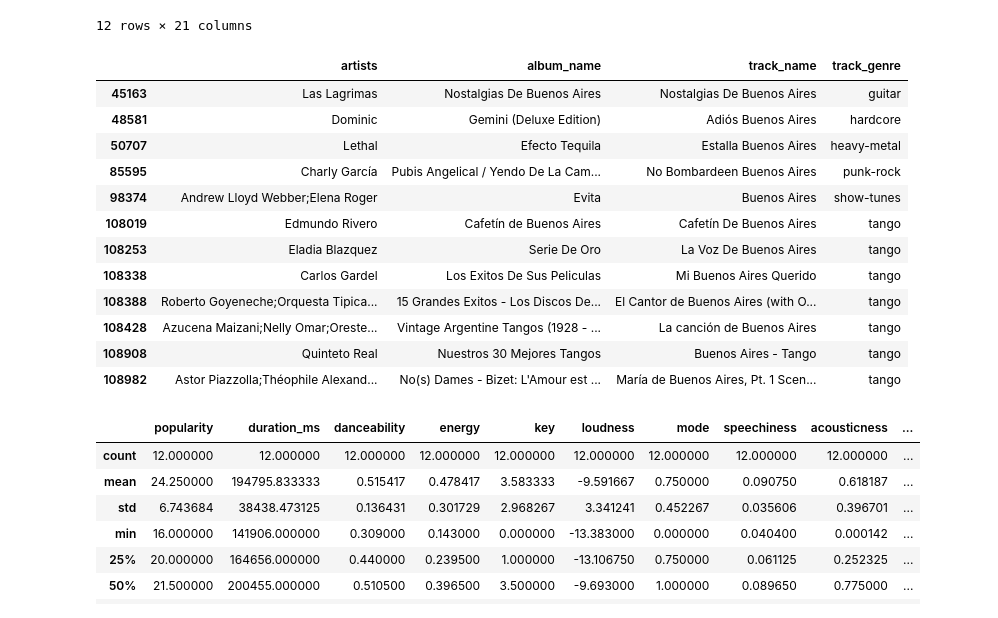
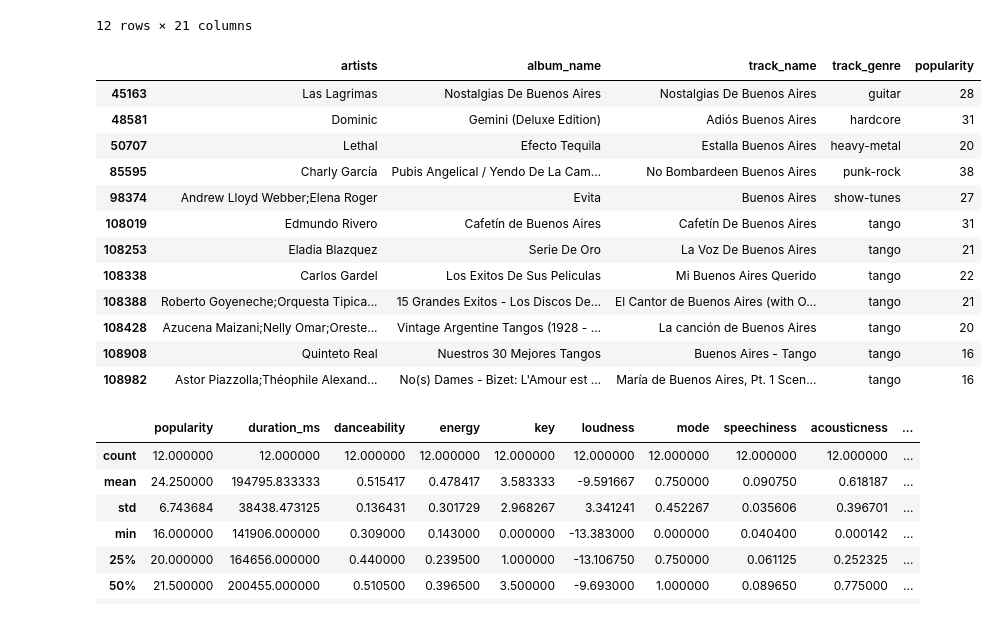
Before and after one commit to japanj/song-and-city, a Jupyter notebook: song_and_city.ipynb, the cells around one changed output. Drawn from its saved outputs; the diff is of its cells as text; code cells hidden in the pictures.

```diff
--- a/song_and_city.ipynb
+++ b/song_and_city.ipynb
@@ -458,21 +458,21 @@ matched_songs[matched_songs['matched_city'] == 'Buenos Aires']
 | 108982 | 1Hc8p1M6vkDg6TCtMPCPZK | Astor Piazzolla;Théophile Alexand... | No(s) Dames - Bizet: L'Amour est ... | María de Buenos Aires, Pt. 1 Scen... | 16 | 218213 | False | 0.330 | 0.254 | ... |
 12 rows × 21 columns
 # %%
-matched_songs[matched_songs['matched_city'] == 'Buenos Aires'][['artists', 'album_name', 'track_name', 'track_genre']]
+matched_songs[matched_songs['matched_city'] == 'Buenos Aires'][['artists', 'album_name', 'track_name', 'track_genre', 'popularity']]
 # %% [output]
-|  | artists | album_name | track_name | track_genre |
-| 45163 | Las Lagrimas | Nostalgias De Buenos Aires | Nostalgias De Buenos Aires | guitar |
-| 48581 | Dominic | Gemini (Deluxe Edition) | Adiós Buenos Aires | hardcore |
-| 50707 | Lethal | Efecto Tequila | Estalla Buenos Aires | heavy-metal |
-| 85595 | Charly García | Pubis Angelical / Yendo De La Cam... | No Bombardeen Buenos Aires | punk-rock |
-| 98374 | Andrew Lloyd Webber;Elena Roger | Evita | Buenos Aires | show-tunes |
-| 108019 | Edmundo Rivero | Cafetín de Buenos Aires | Cafetín De Buenos Aires | tango |
-| 108253 | Eladia Blazquez | Serie De Oro | La Voz De Buenos Aires | tango |
-| 108338 | Carlos Gardel | Los Exitos De Sus Peliculas | Mi Buenos Aires Querido | tango |
-| 108388 | Roberto Goyeneche;Orquesta Tipica... | 15 Grandes Exitos - Los Discos De... | El Cantor de Buenos Aires (with O... | tango |
-| 108428 | Azucena Maizani;Nelly Omar;Oreste... | Vintage Argentine Tangos (1928 - ... | La canción de Buenos Aires | tango |
-| 108908 | Quinteto Real | Nuestros 30 Mejores Tangos | Buenos Aires - Tango | tango |
-| 108982 | Astor Piazzolla;Théophile Alexand... | No(s) Dames - Bizet: L'Amour est ... | María de Buenos Aires, Pt. 1 Scen... | tango |
+|  | artists | album_name | track_name | track_genre | popularity |
+| 45163 | Las Lagrimas | Nostalgias De Buenos Aires | Nostalgias De Buenos Aires | guitar | 28 |
+| 48581 | Dominic | Gemini (Deluxe Edition) | Adiós Buenos Aires | hardcore | 31 |
+| 50707 | Lethal | Efecto Tequila | Estalla Buenos Aires | heavy-metal | 20 |
+| 85595 | Charly García | Pubis Angelical / Yendo De La Cam... | No Bombardeen Buenos Aires | punk-rock | 38 |
+| 98374 | Andrew Lloyd Webber;Elena Roger | Evita | Buenos Aires | show-tunes | 27 |
+| 108019 | Edmundo Rivero | Cafetín de Buenos Aires | Cafetín De Buenos Aires | tango | 31 |
+| 108253 | Eladia Blazquez | Serie De Oro | La Voz De Buenos Aires | tango | 21 |
+| 108338 | Carlos Gardel | Los Exitos De Sus Peliculas | Mi Buenos Aires Querido | tango | 22 |
+| 108388 | Roberto Goyeneche;Orquesta Tipica... | 15 Grandes Exitos - Los Discos De... | El Cantor de Buenos Aires (with O... | tango | 21 |
+| 108428 | Azucena Maizani;Nelly Omar;Oreste... | Vintage Argentine Tangos (1928 - ... | La canción de Buenos Aires | tango | 20 |
+| 108908 | Quinteto Real | Nuestros 30 Mejores Tangos | Buenos Aires - Tango | tango | 16 |
+| 108982 | Astor Piazzolla;Théophile Alexand... | No(s) Dames - Bizet: L'Amour est ... | María de Buenos Aires, Pt. 1 Scen... | tango | 16 |
 # %%
 matched_songs[(matched_songs['matched_city'] == 'Buenos Aires')].describe()
 # %% [output]
```
Also changed, not shown: parts of 5 cells of this notebook, 1 other file.
